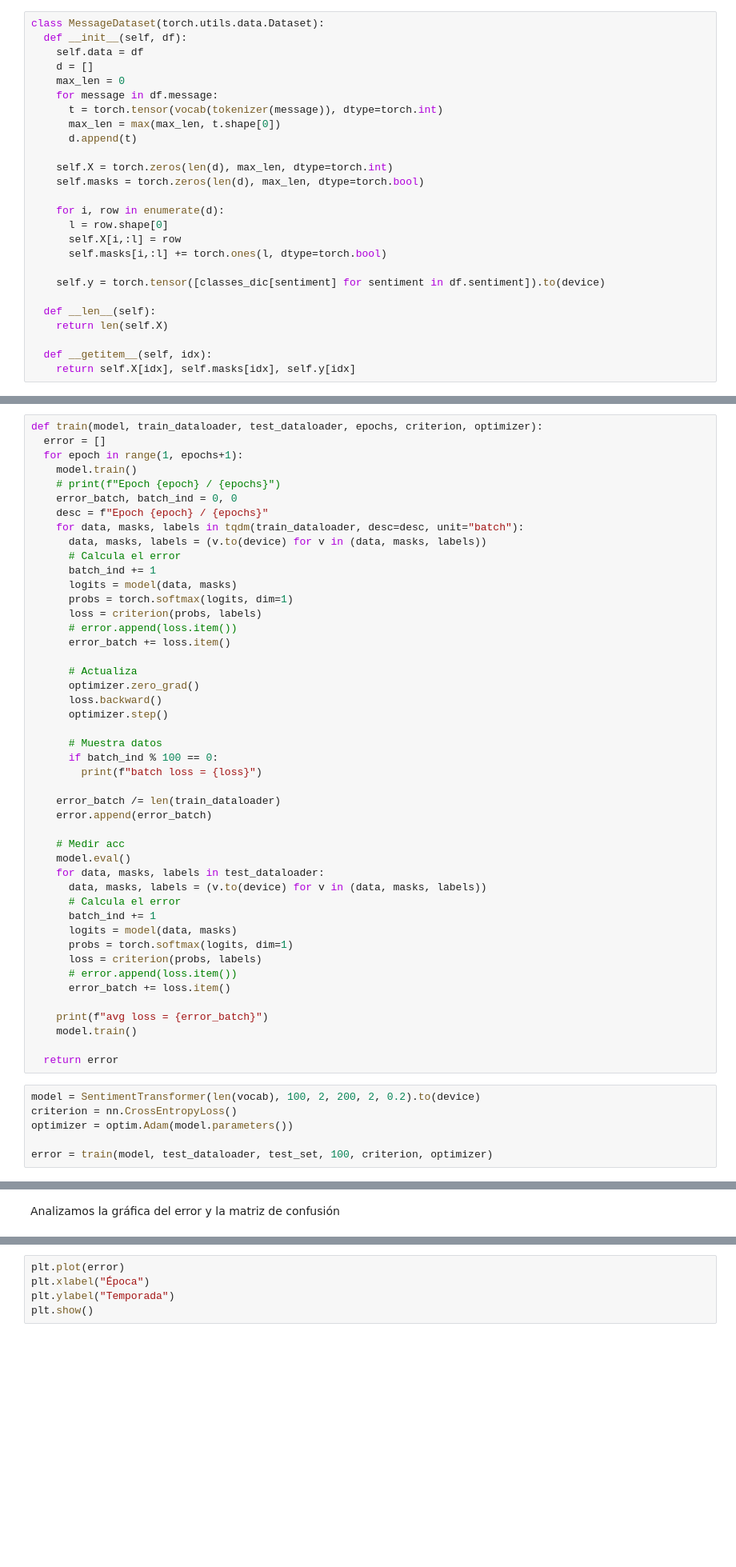
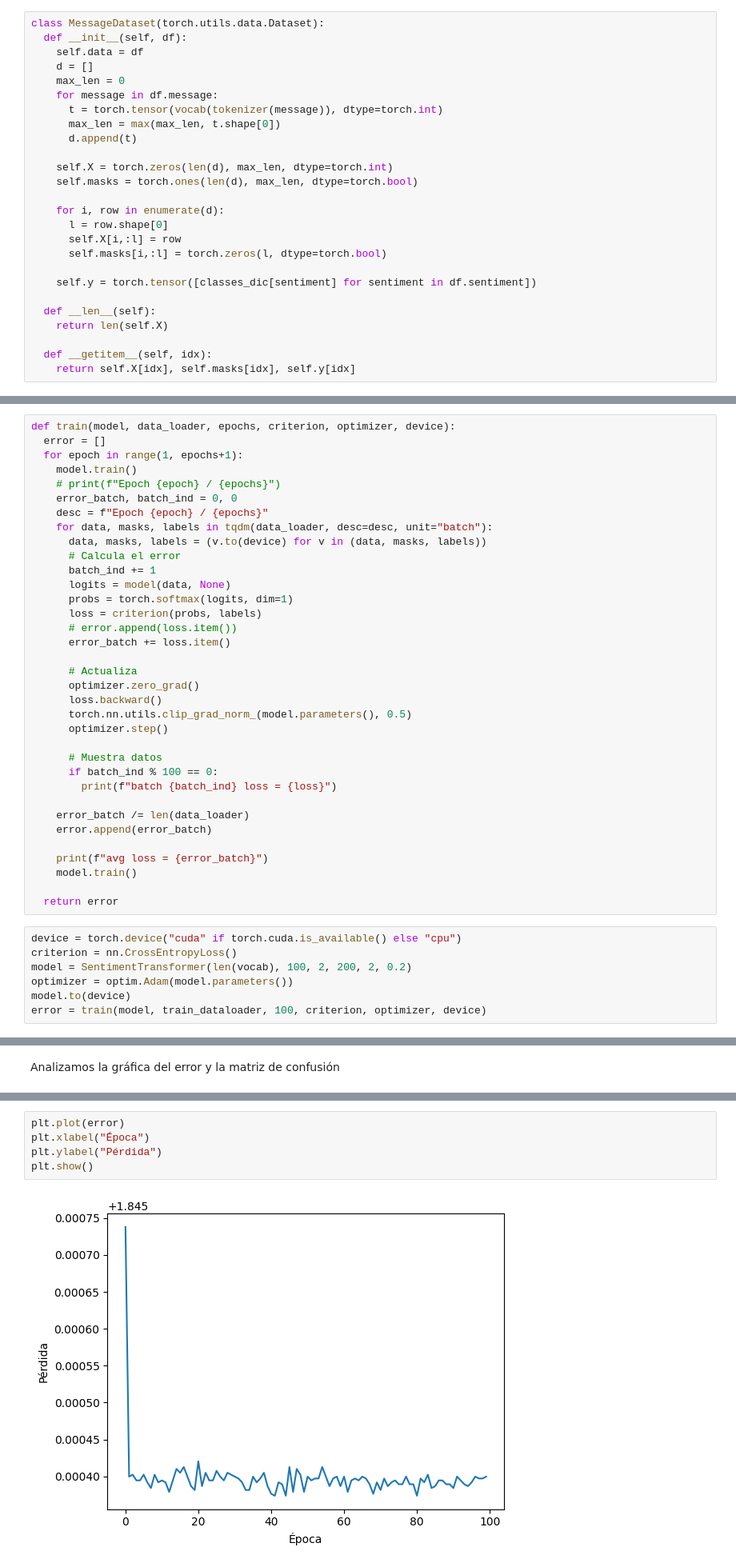
Before and after one commit to RDY00/sentiment-classifier, a Jupyter notebook: sentiment-cassifier.ipynb, the cells around one changed output, grey strips where cells are left out. Shown at 80% size. Cells and saved outputs as stored; diff of their text form; blank space fills up the shorter version.

```diff
--- a/sentiment-cassifier.ipynb
+++ b/sentiment-cassifier.ipynb
@@ -76,14 +74,14 @@ class MessageDataset(torch.utils.data.Dataset):
       d.append(t)
 
     self.X = torch.zeros(len(d), max_len, dtype=torch.int)
-    self.masks = torch.zeros(len(d), max_len, dtype=torch.bool)
+    self.masks = torch.ones(len(d), max_len, dtype=torch.bool)
 
     for i, row in enumerate(d):
       l = row.shape[0]
       self.X[i,:l] = row
-      self.masks[i,:l] += torch.ones(l, dtype=torch.bool)
+      self.masks[i,:l] = torch.zeros(l, dtype=torch.bool)
 
-    self.y = torch.tensor([classes_dic[sentiment] for sentiment in df.sentiment]).to(device)
+    self.y = torch.tensor([classes_dic[sentiment] for sentiment in df.sentiment])
 
   def __len__(self):
     return len(self.X)
@@ -200,18 +198,18 @@ class SentimentTransformer(nn.Module):
 # %% [markdown]
 Para entrenar iteramos sobre los datos de entrenamieto y calculamos la pérdida promedio por lote paso a paso.
 # %%
-def train(model, train_dataloader, test_dataloader, epochs, criterion, optimizer):
+def train(model, data_loader, epochs, criterion, optimizer, device):
   error = []
   for epoch in range(1, epochs+1):
     model.train()
     # print(f"Epoch {epoch} / {epochs}")
     error_batch, batch_ind = 0, 0
     desc = f"Epoch {epoch} / {epochs}"
-    for data, masks, labels in tqdm(train_dataloader, desc=desc, unit="batch"):
+    for data, masks, labels in tqdm(data_loader, desc=desc, unit="batch"):
       data, masks, labels = (v.to(device) for v in (data, masks, labels))
       # Calcula el error
       batch_ind += 1
-      logits = model(data, masks)
+      logits = model(data, None)
       probs = torch.softmax(logits, dim=1)
       loss = criterion(probs, labels)
       # error.append(loss.item())
@@ -220,35 +218,25 @@ def train(model, train_dataloader, test_dataloader, epochs, criterion, optimizer
       # Actualiza
       optimizer.zero_grad()
       loss.backward()
+      torch.nn.utils.clip_grad_norm_(model.parameters(), 0.5)
       optimizer.step()
 
       # Muestra datos
       if batch_ind % 100 == 0:
-        print(f"batch loss = {loss}")
+        print(f"batch {batch_ind} loss = {loss}")
 
-    error_batch /= len(train_dataloader)
+    error_batch /= len(data_loader)
     error.append(error_batch)
-
-    # Medir acc
-    model.eval()
-    for data, masks, labels in test_dataloader:
-      data, masks, labels = (v.to(device) for v in (data, masks, labels))
-      # Calcula el error
-      batch_ind += 1
-      logits = model(data, masks)
-      probs = torch.softmax(logits, dim=1)
-      loss = criterion(probs, labels)
-      # error.append(loss.item())
-      error_batch += loss.item()
 
     print(f"avg loss = {error_batch}")
     model.train()
 
   return error
 # %%
-model = SentimentTransformer(len(vocab), 100, 2, 200, 2, 0.2).to(device)
+device = torch.device("cuda" if torch.cuda.is_available() else "cpu")
 criterion = nn.CrossEntropyLoss()
+model = SentimentTransformer(len(vocab), 100, 2, 200, 2, 0.2)
 optimizer = optim.Adam(model.parameters())
-
-error = train(model, test_dataloader, test_set, 100, criterion, optimizer)
+model.to(device)
+error = train(model, train_dataloader, 100, criterion, optimizer, device)
 # %% [output]
@@ -290,8 +483,10 @@ print(classification_report(y_true, y_pred, target_names=classes, zero_division=
 # %%
 plt.plot(error)
 plt.xlabel("Época")
-plt.ylabel("Temporada")
+plt.ylabel("Pérdida")
 plt.show()
+# %% [output]
+[figure, added]
 # %%
 def confusion(y_true, y_pred):
   ''' Calcula la matriz de confución dado un MODEL y un DATA_LOADER '''
```
Also changed, not shown: parts of 11 cells of this notebook.
